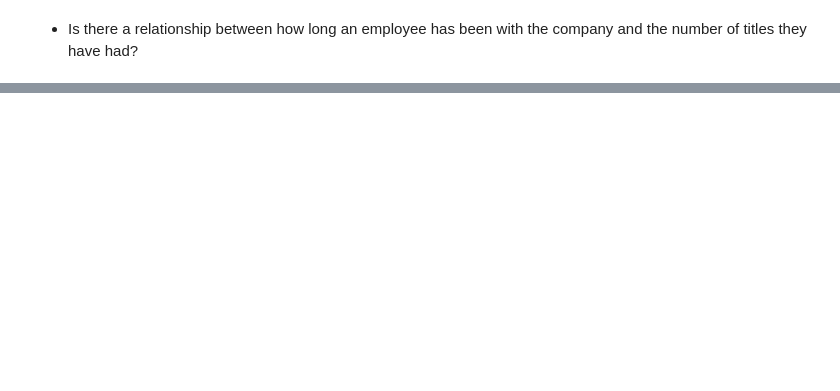
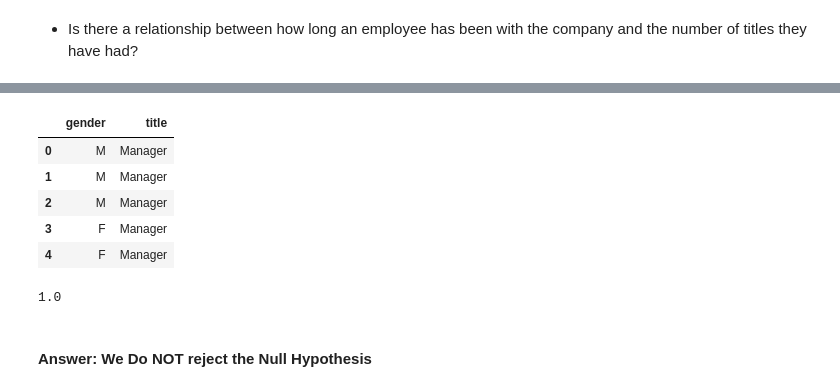
Before and after one commit to jeneyring/Stats, a Jupyter notebook: hypothesis_testing.ipynb, the cells around one changed output, grey strips where cells are left out. Drawn from its saved outputs; the diff is of its cells as text; code cells hidden in the pictures; blank space fills up the shorter version.

```diff
--- a/hypothesis_testing.ipynb
+++ b/hypothesis_testing.ipynb
@@ -418,0 +456,28 @@ df_jobs
+# %%
+query = '''
+SELECT
+employees.gender,
+titles.title
+FROM employees
+JOIN
+titles ON employees.emp_no = titles.emp_no
+WHERE titles.title = 'Manager';
+'''
+# %%
+df = pd.read_sql(query, url)
+df.head()
+# %% [output]
+|  | gender | title |
+| 0 | M | Manager |
+| 1 | M | Manager |
+| 2 | M | Manager |
+| 3 | F | Manager |
+| 4 | F | Manager |
+# %%
+observed = pd.crosstab(df.gender, df.title)
+chi2, p, defg, expected = stats.chi2_contingency(observed)
+p
+# %% [output]
+1.0
+# %% [markdown]
+#### Answer: We Do NOT reject the Null Hypothesis
```
Also changed, not shown: parts of 45 cells of this notebook.
